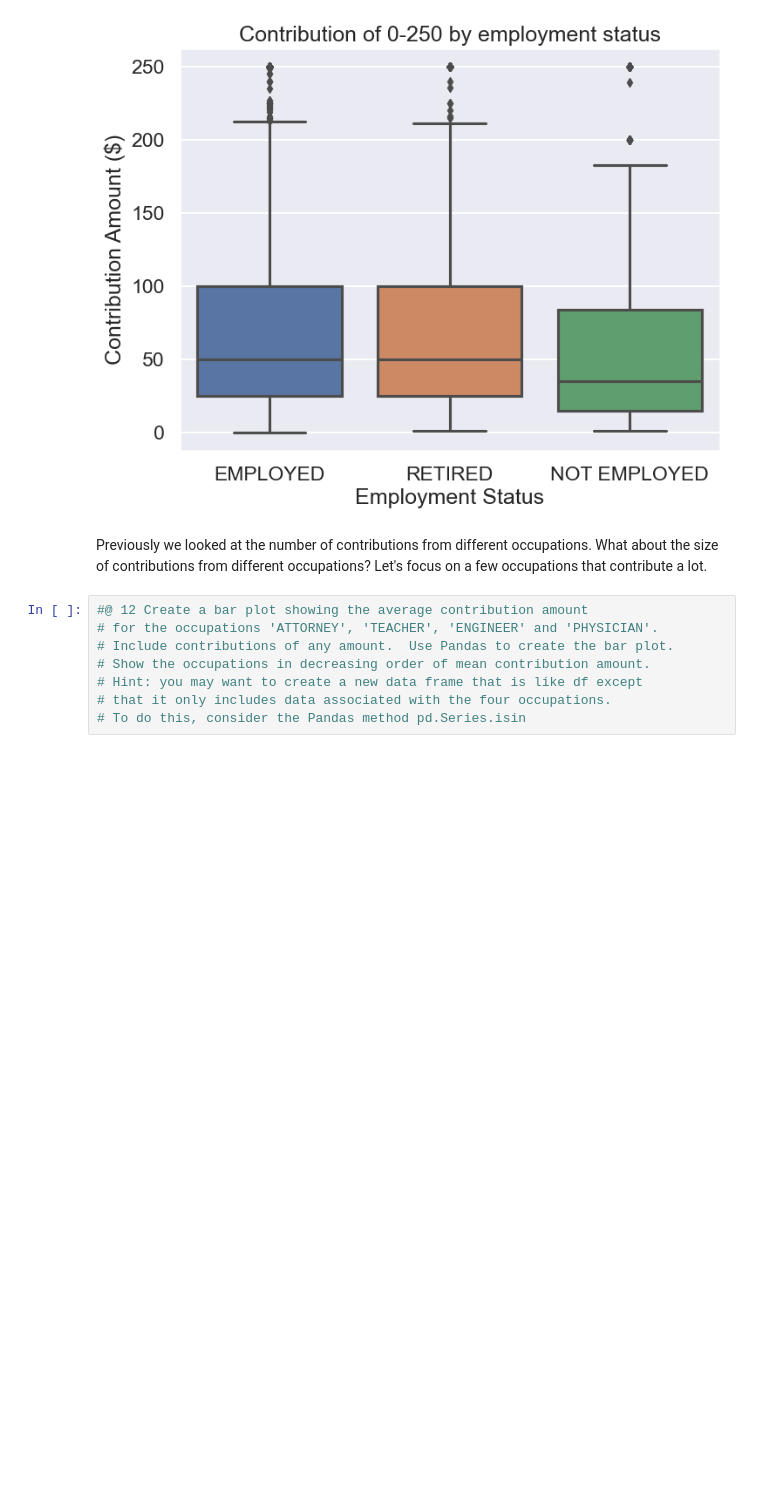
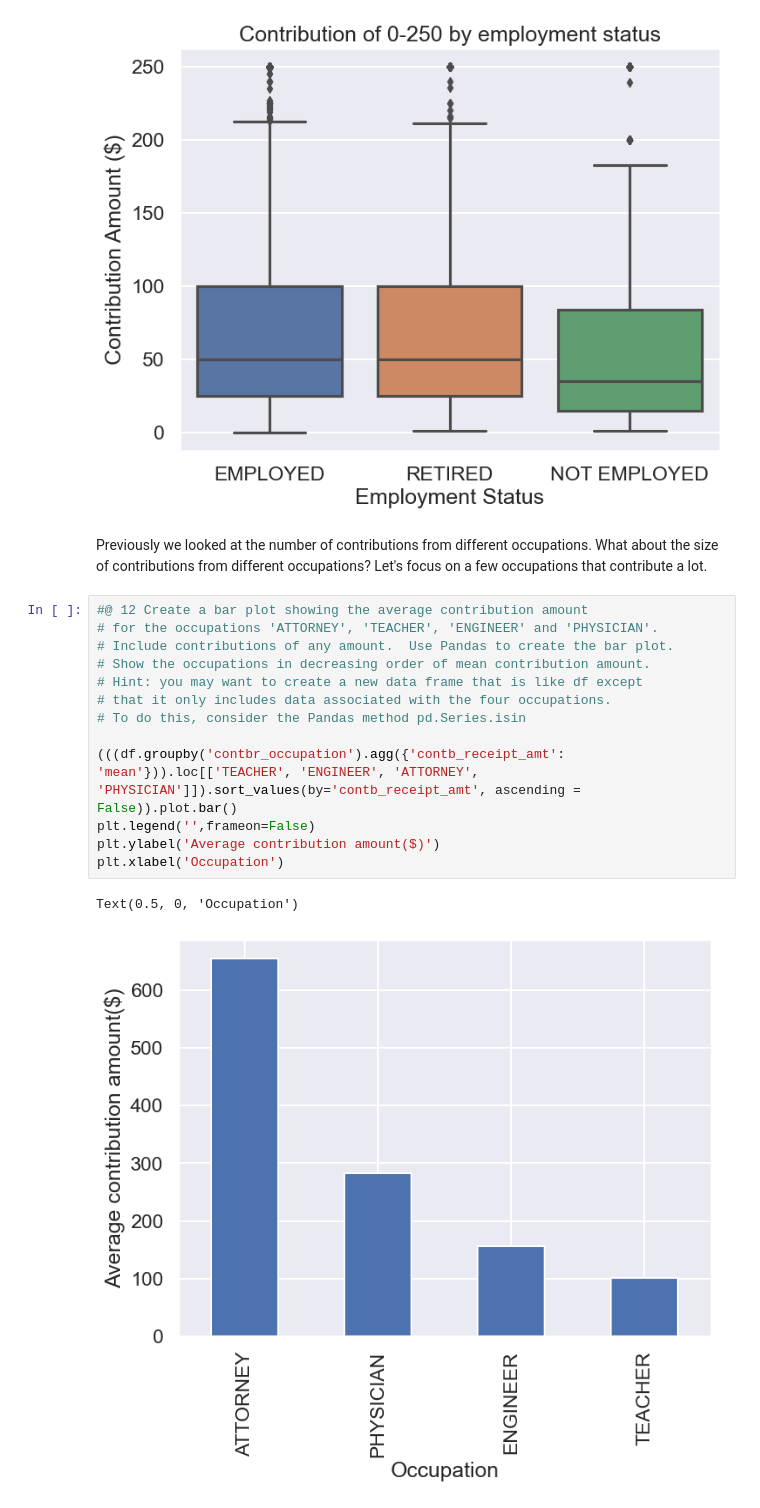
Before and after one commit to olivesdad/CS383, a Jupyter notebook: Homework/wk5/campaign-exploration.ipynb, the cells around one changed output. Saved outputs shown, nothing was run; the diff lists cells and outputs as text; blank space fills up the shorter version.

```diff
--- a/Homework/wk5/campaign-exploration.ipynb
+++ b/Homework/wk5/campaign-exploration.ipynb
@@ -223,8 +223,16 @@ Previously we looked at the number of contributions from different occupations.
 # %%
 #@ 12 Create a bar plot showing the average contribution amount
 # for the occupations 'ATTORNEY', 'TEACHER', 'ENGINEER' and 'PHYSICIAN'.
 # Include contributions of any amount.  Use Pandas to create the bar plot.
 # Show the occupations in decreasing order of mean contribution amount.
 # Hint: you may want to create a new data frame that is like df except
 # that it only includes data associated with the four occupations.
 # To do this, consider the Pandas method pd.Series.isin
+
+(((df.groupby('contbr_occupation').agg({'contb_receipt_amt': 'mean'})).loc[['TEACHER', 'ENGINEER', 'ATTORNEY', 'PHYSICIAN']]).sort_values(by='contb_receipt_amt', ascending = False)).plot.bar()
+plt.legend('',frameon=False)
+plt.ylabel('Average contribution amount($)')
+plt.xlabel('Occupation')
+# %% [output]
+Text(0.5, 0, 'Occupation')
+[figure, added]
```
